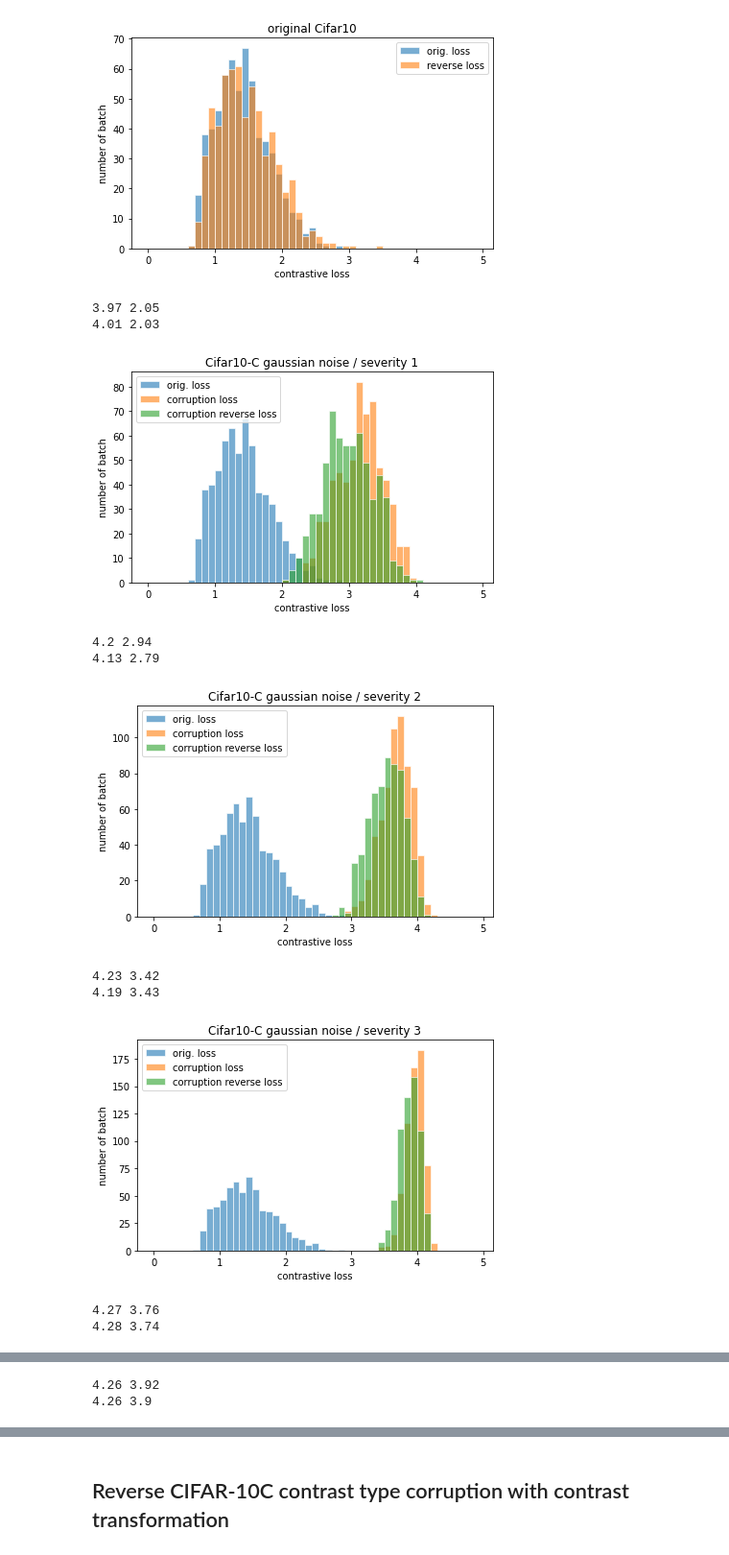
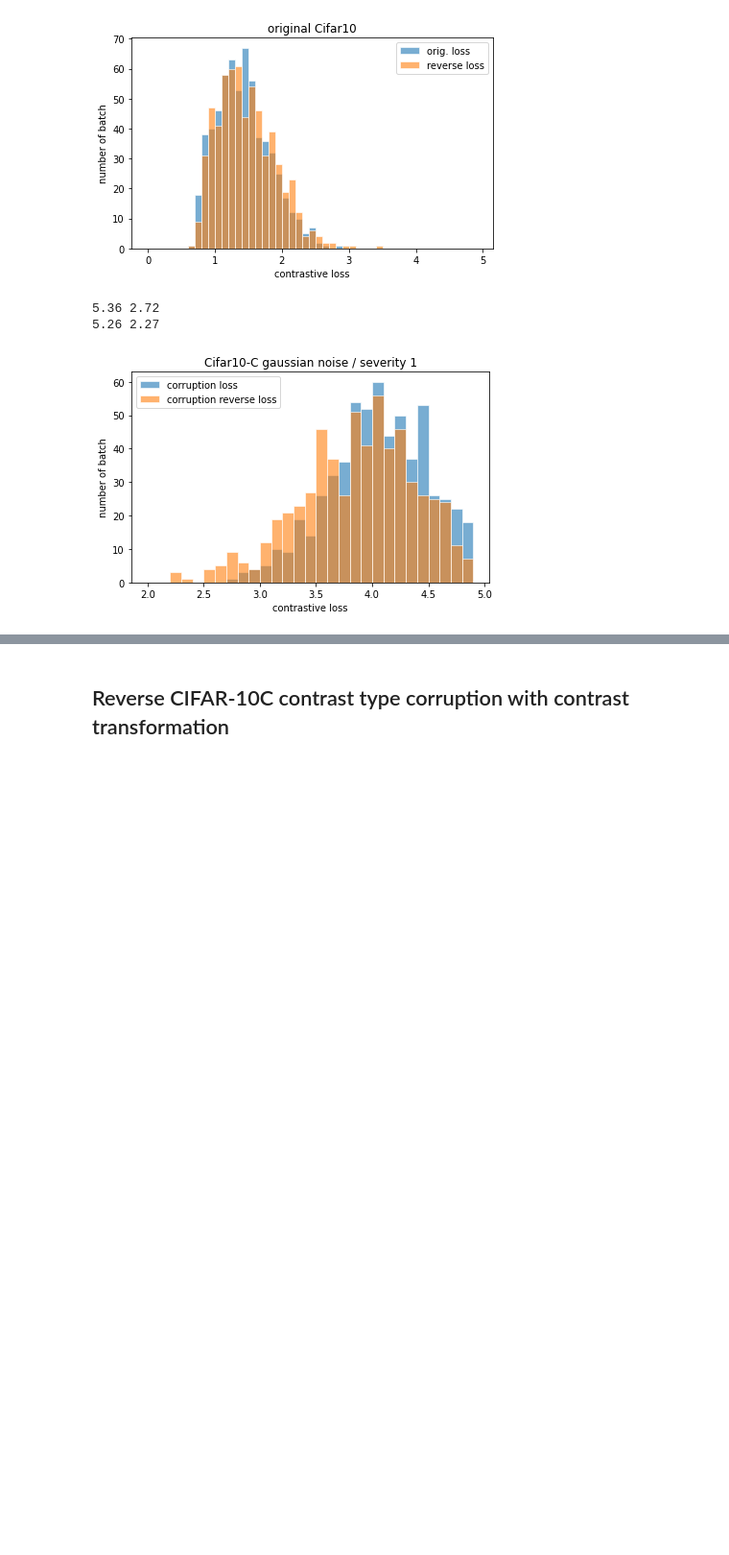
Before and after one commit to yunyuntsai/CVP-Self-Supervised-Convolutional-Visual-Prompt, a Jupyter notebook: Test-time-reversed.ipynb, the cells around one changed output, grey strips where cells are left out. Shown: that part at 96% size. Saved outputs shown, nothing was run; the diff lists cells and outputs as text; code cells hidden in the pictures; blank space fills up the shorter version.

```diff
--- a/Test-time-reversed.ipynb
+++ b/Test-time-reversed.ipynb
@@ -467,34 +527,26 @@ plt.show()
 3.43 0.69
 [figure]
 # %%
-severity = [1,2,3,4,5]
+severity = [1]
 for s in severity:
-    loss_list = np.load('./loss_histogram/cifar10c_gaussian_noise_s' + str(s) +'.npy', allow_pickle=True)
+    loss_list = np.load('./loss_histogram/cifar10c_ours_fog_s2_ai5.npy', allow_pickle=True)
     corrupt_loss = np.round(loss_list[0],2)
     # corr_loss = loss_list[1]
     corrupt_reverse_loss = np.round(loss_list[1],2)
     print(corrupt_loss.max(), corrupt_loss.min())
     # print(corr_loss.max(), corr_loss.min())
     print(corrupt_reverse_loss.max(), corrupt_reverse_loss.min())
 
-    plt.hist(orig_loss, bins=np.arange(50)/10, edgecolor="white",alpha = 0.6, label='orig. loss')
-    plt.hist(corrupt_loss, bins=np.arange(50)/10, edgecolor="white",alpha = 0.6, label='corruption loss')
-    plt.hist(corrupt_reverse_loss, bins=np.arange(50)/10, edgecolor="white",alpha = 0.6, label='corruption reverse loss')
+#     plt.hist(orig_loss, bins=np.arange(50)/10, edgecolor="white",alpha = 0.6, label='orig. loss')
+    plt.hist(corrupt_loss, bins=np.arange(20,50)/10, edgecolor="white",alpha = 0.6, label='corruption loss')
+    plt.hist(corrupt_reverse_loss, bins=np.arange(20,50)/10, edgecolor="white",alpha = 0.6, label='corruption reverse loss')
     plt.title('Cifar10-C gaussian noise / severity ' + str(s))
     plt.xlabel('contrastive loss')
     plt.ylabel('number of batch')
     plt.legend()
     plt.tight_layout()
     plt.show()
 # %% [output]
-3.97 2.05
-4.01 2.03
+5.36 2.72
+5.26 2.27
-[figure, old version]
+[figure, new version]
-4.2 2.94
-4.13 2.79
-[figure, removed]
-4.23 3.42
-4.19 3.43
-[figure, removed]
-4.27 3.76
-4.28 3.74
@@ -502,2 +552,0 @@ for s in severity:
-4.26 3.92
-4.26 3.9
```
Also changed, not shown: parts of 45 cells of this notebook, 20 other files.
